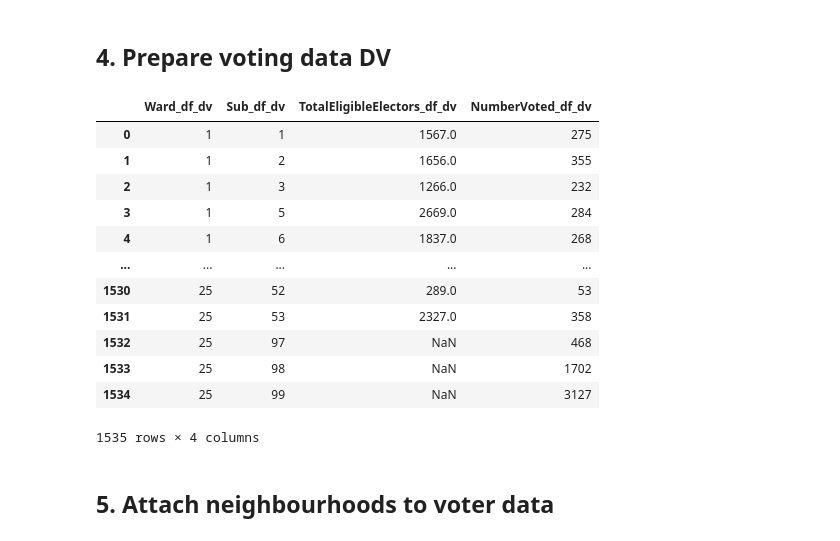
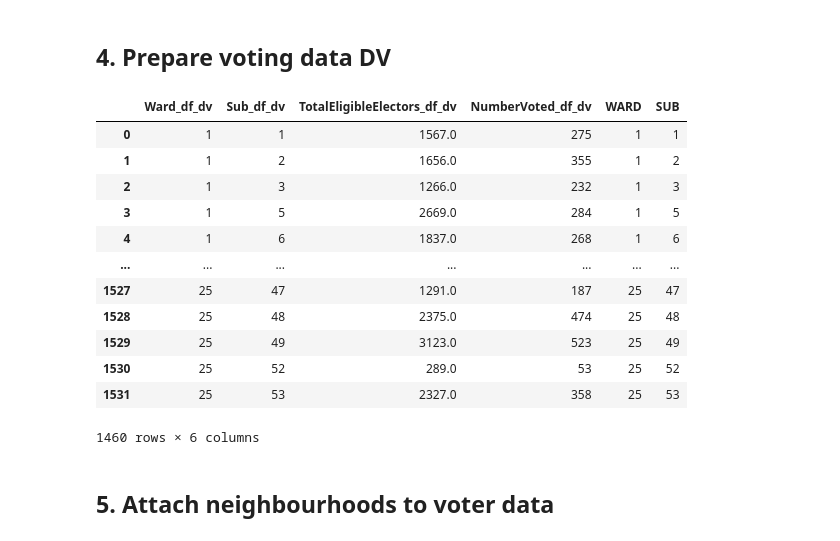
Before and after one commit to epheva/toronto-neighbourhood-correlations, a Jupyter notebook: df_preprocess.ipynb, the cells around one changed output. Drawn from its saved outputs; the diff is of its cells as text; code cells hidden in the pictures.

```diff
--- a/df_preprocess.ipynb
+++ b/df_preprocess.ipynb
@@ -146,6 +177,7 @@ def read_with_id(file_path, file_id):
 # %%
 # Dependent variable dataframe for analysis
 # Note 2022 data is used since that was last year Toronto had 140 neighbourhoods before it was changed to 158
+# We use neighbourhood 140 since some datasets are older
 df_dv = read_with_id('ZZ_voting/2022-voter-statistics.xlsx', "df_dv")
 df_dv_interim = df_dv[[
     "Ward_df_dv",
@@ -153,33 +185,35 @@ df_dv_interim = df_dv[[
     "TotalEligibleElectors_df_dv",
     "NumberVoted_df_dv"
 ]]
-df_dv_interim
+df_dv_interim.to_csv("test.csv")
-# %% [output]
-|  | Ward_df_dv | Sub_df_dv | TotalEligibleElectors_df_dv | NumberVoted_df_dv |
-| 0 | 1 | 1 | 1567.0 | 275 |
-| 1 | 1 | 2 | 1656.0 | 355 |
-| 2 | 1 | 3 | 1266.0 | 232 |
-| 3 | 1 | 5 | 2669.0 | 284 |
-| 4 | 1 | 6 | 1837.0 | 268 |
-| ... | ... | ... | ... | ... |
-| 1530 | 25 | 52 | 289.0 | 53 |
-| 1531 | 25 | 53 | 2327.0 | 358 |
-| 1532 | 25 | 97 | NaN | 468 |
-| 1533 | 25 | 98 | NaN | 1702 |
-| 1534 | 25 | 99 | NaN | 3127 |
-1535 rows × 4 columns
 # %%
 voters = df_dv_interim.copy()
 
 voters["WARD"] = voters["Ward_df_dv"].astype(int)
 voters["SUB"] = voters["Sub_df_dv"].astype(int)
 
 # Remove non-geographic polls
 # 97 = mail-in
 # 98/99 = ward-wide advance
 voters = voters[
     ~voters["SUB"].isin([97, 98, 99])
 ].copy()
+
+voters
+# %% [output]
+|  | Ward_df_dv | Sub_df_dv | TotalEligibleElectors_df_dv | NumberVoted_df_dv | WARD | SUB |
+| 0 | 1 | 1 | 1567.0 | 275 | 1 | 1 |
+| 1 | 1 | 2 | 1656.0 | 355 | 1 | 2 |
+| 2 | 1 | 3 | 1266.0 | 232 | 1 | 3 |
+| 3 | 1 | 5 | 2669.0 | 284 | 1 | 5 |
+| 4 | 1 | 6 | 1837.0 | 268 | 1 | 6 |
+| ... | ... | ... | ... | ... | ... | ... |
+| 1527 | 25 | 47 | 1291.0 | 187 | 25 | 47 |
+| 1528 | 25 | 48 | 2375.0 | 474 | 25 | 48 |
+| 1529 | 25 | 49 | 3123.0 | 523 | 25 | 49 |
+| 1530 | 25 | 52 | 289.0 | 53 | 25 | 52 |
+| 1531 | 25 | 53 | 2327.0 | 358 | 25 | 53 |
+1460 rows × 6 columns
 # %% [markdown]
 ## 5. Attach neighbourhoods to voter data
 # %%
```
Also changed, not shown: parts of 50 cells of this notebook, 4 other files.
